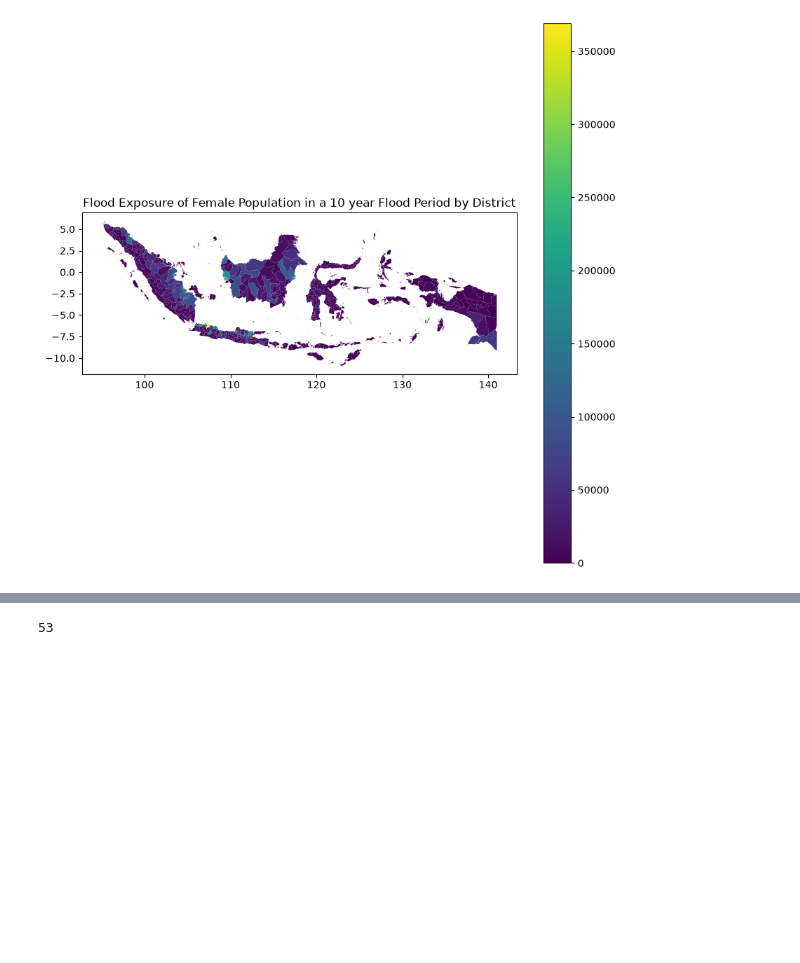
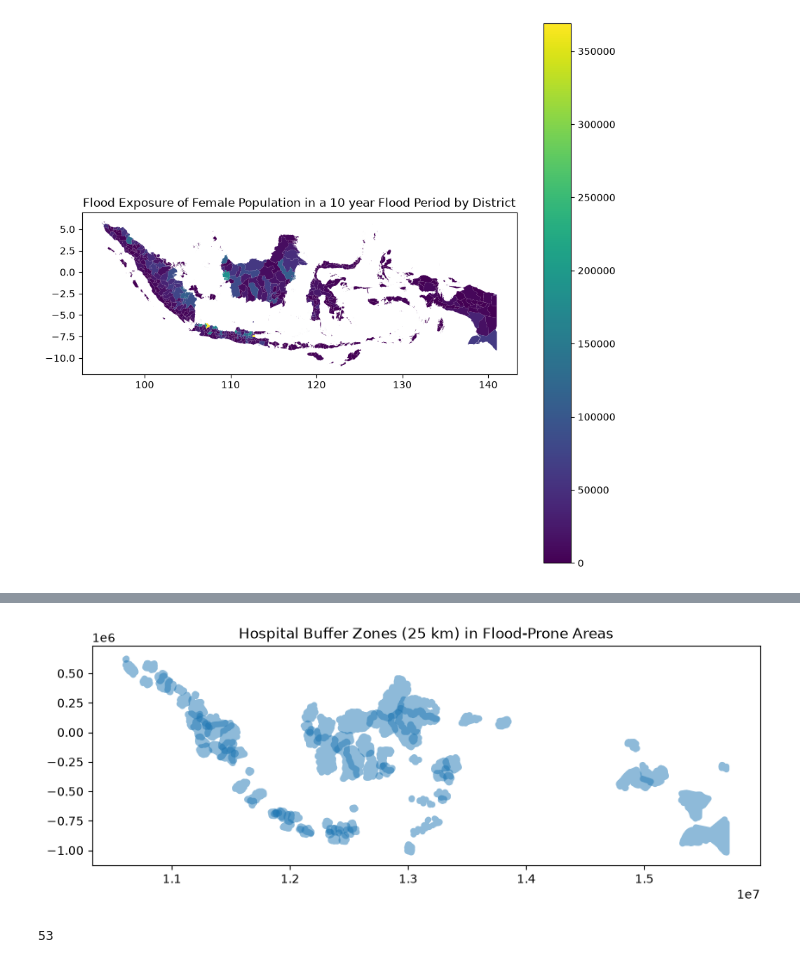
Before and after one commit to lane-erwin/geog592-cheyney, a Jupyter notebook: homework/week07/geopandas_hw_joins.ipynb, the cells around one changed output, grey strips where cells are left out. Saved outputs shown, nothing was run; the diff lists cells and outputs as text; code cells hidden in the pictures; blank space fills up the shorter version.

```diff
--- a/homework/week07/geopandas_hw_joins.ipynb
+++ b/homework/week07/geopandas_hw_joins.ipynb
@@ -199,0 +211,4 @@ plt.show()
+# %%
+hospital_flood = flood_exposure_demographic_boundaries[
+    flood_exposure_demographic_boundaries["RP100_hospitals_30cm_count"] > 0
+].copy()
@@ -200,3 +223,20 @@ plt.show()
+# %%
+projected_hospital_flood = hospital_flood.to_crs(epsg=3857)
+# %%
+hospital_buffer = projected_hospital_flood.copy()
+
+hospital_buffer["geometry"] = (
+    hospital_buffer.buffer(25000)
+)
+# %%
+hospital_buffer.plot(
+    figsize = (10, 10),
+    alpha = 0.5
+)
+plt.title("Hospital Buffer Zones (25 km) in Flood-Prone Areas")
+plt.show()
+# %% [output]
+[figure, added]
 # %%
 high_population = flood_exposure_demographic_boundaries[
     flood_exposure_demographic_boundaries["total_pop"] >=
```
Also changed, not shown: parts of 18 cells of this notebook.
